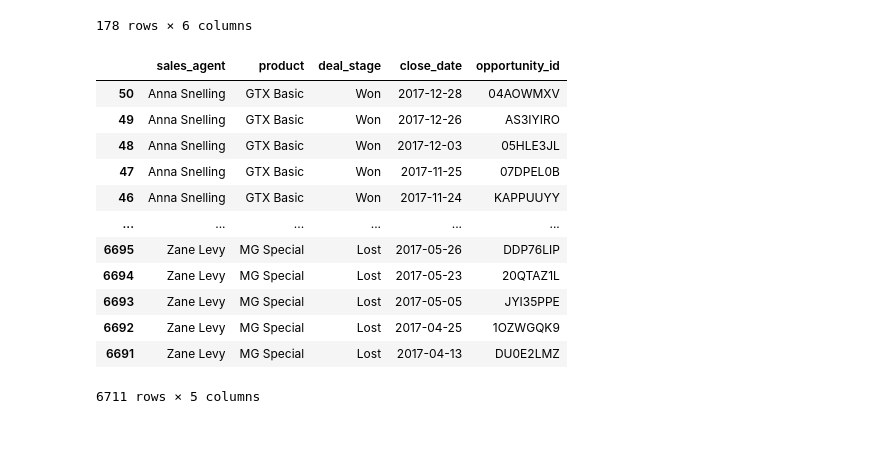
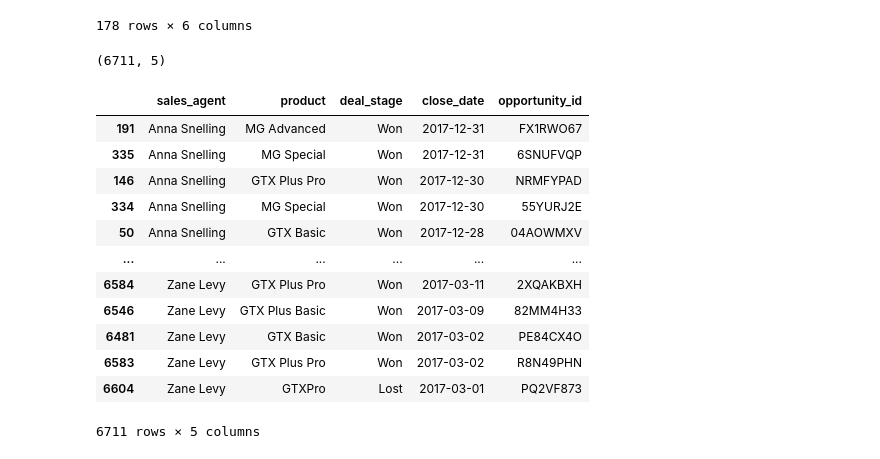
Before and after one commit to SuyogPatgave/Python_Codes-Projects, a Jupyter notebook: CRM_Project.ipynb, the cells around one changed output. Drawn from its saved outputs; the diff is of its cells as text; code cells hidden in the pictures.

```diff
--- a/CRM_Project.ipynb
+++ b/CRM_Project.ipynb
@@ -1328,20 +1328,22 @@ resultg2.sort_values(by=['Won', 'win_rate'], ascending=[False, False])
 # %%
 resultg3 = resultg1.groupby(['sales_agent', 'product', 'deal_stage', 'close_date'])['opportunity_id'].value_counts().reset_index()
 resultg3 = resultg3.sort_values(by=['sales_agent', 'close_date'], ascending=[True, False])
 resultg3=resultg3.drop(['count'], axis=1)
-resultg4 = resultg3.sort_values(by=['sales_agent', 'product','deal_stage','close_date'], ascending=[True, True, False, False])
+resultg4 = resultg3.sort_values(by=['sales_agent','close_date'], ascending=[True, False])
+print(resultg4.shape)
 resultg4
 # %% [output]
+(6711, 5)
 |  | sales_agent | product | deal_stage | close_date | opportunity_id |
+| 191 | Anna Snelling | MG Advanced | Won | 2017-12-31 | FX1RWO67 |
+| 335 | Anna Snelling | MG Special | Won | 2017-12-31 | 6SNUFVQP |
+| 146 | Anna Snelling | GTX Plus Pro | Won | 2017-12-30 | NRMFYPAD |
+| 334 | Anna Snelling | MG Special | Won | 2017-12-30 | 55YURJ2E |
 | 50 | Anna Snelling | GTX Basic | Won | 2017-12-28 | 04AOWMXV |
-| 49 | Anna Snelling | GTX Basic | Won | 2017-12-26 | AS3IYIRO |
-| 48 | Anna Snelling | GTX Basic | Won | 2017-12-03 | 05HLE3JL |
-| 47 | Anna Snelling | GTX Basic | Won | 2017-11-25 | 07DPEL0B |
-| 46 | Anna Snelling | GTX Basic | Won | 2017-11-24 | KAPPUUYY |
 | ... | ... | ... | ... | ... | ... |
-| 6695 | Zane Levy | MG Special | Lost | 2017-05-26 | DDP76LIP |
-| 6694 | Zane Levy | MG Special | Lost | 2017-05-23 | 20QTAZ1L |
-| 6693 | Zane Levy | MG Special | Lost | 2017-05-05 | JYI35PPE |
-| 6692 | Zane Levy | MG Special | Lost | 2017-04-25 | 1OZWGQK9 |
-| 6691 | Zane Levy | MG Special | Lost | 2017-04-13 | DU0E2LMZ |
+| 6584 | Zane Levy | GTX Plus Pro | Won | 2017-03-11 | 2XQAKBXH |
+| 6546 | Zane Levy | GTX Plus Basic | Won | 2017-03-09 | 82MM4H33 |
+| 6481 | Zane Levy | GTX Basic | Won | 2017-03-02 | PE84CX4O |
+| 6583 | Zane Levy | GTX Plus Pro | Won | 2017-03-02 | R8N49PHN |
+| 6604 | Zane Levy | GTXPro | Lost | 2017-03-01 | PQ2VF873 |
-6711 rows × 5 columns
+6711 rows × 5 columns
```
Also changed, not shown: parts of 6 cells of this notebook.
